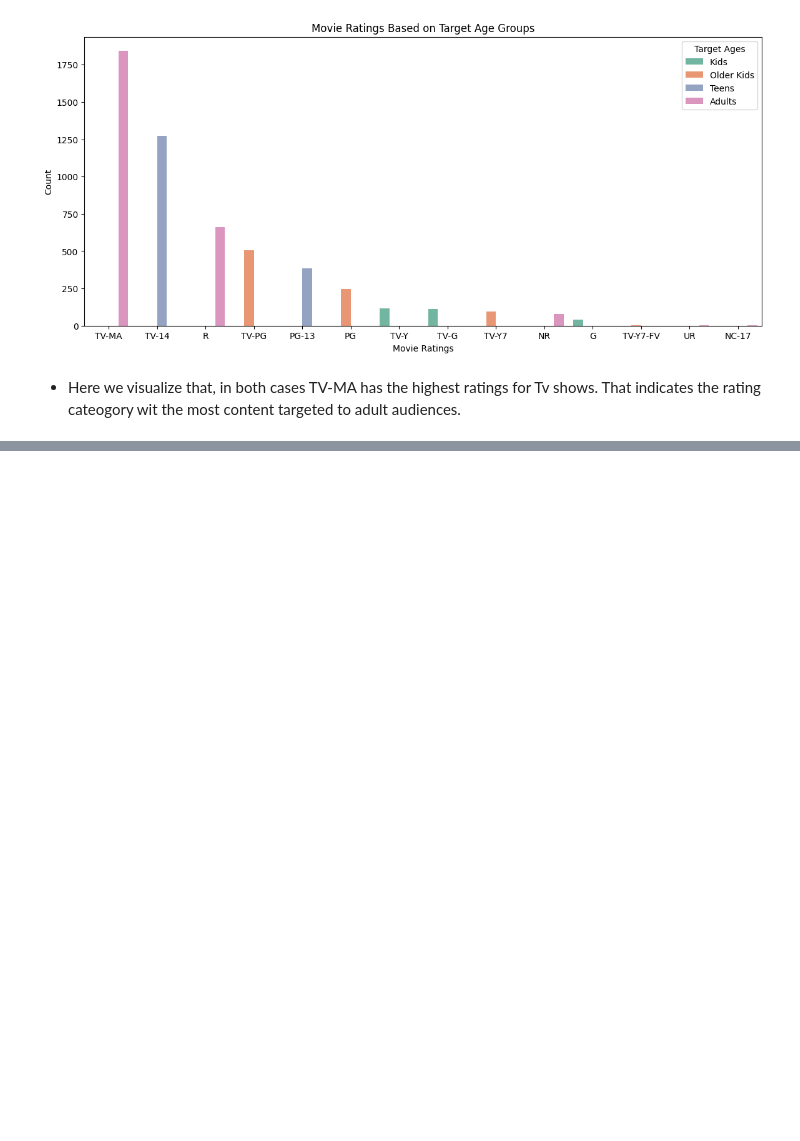
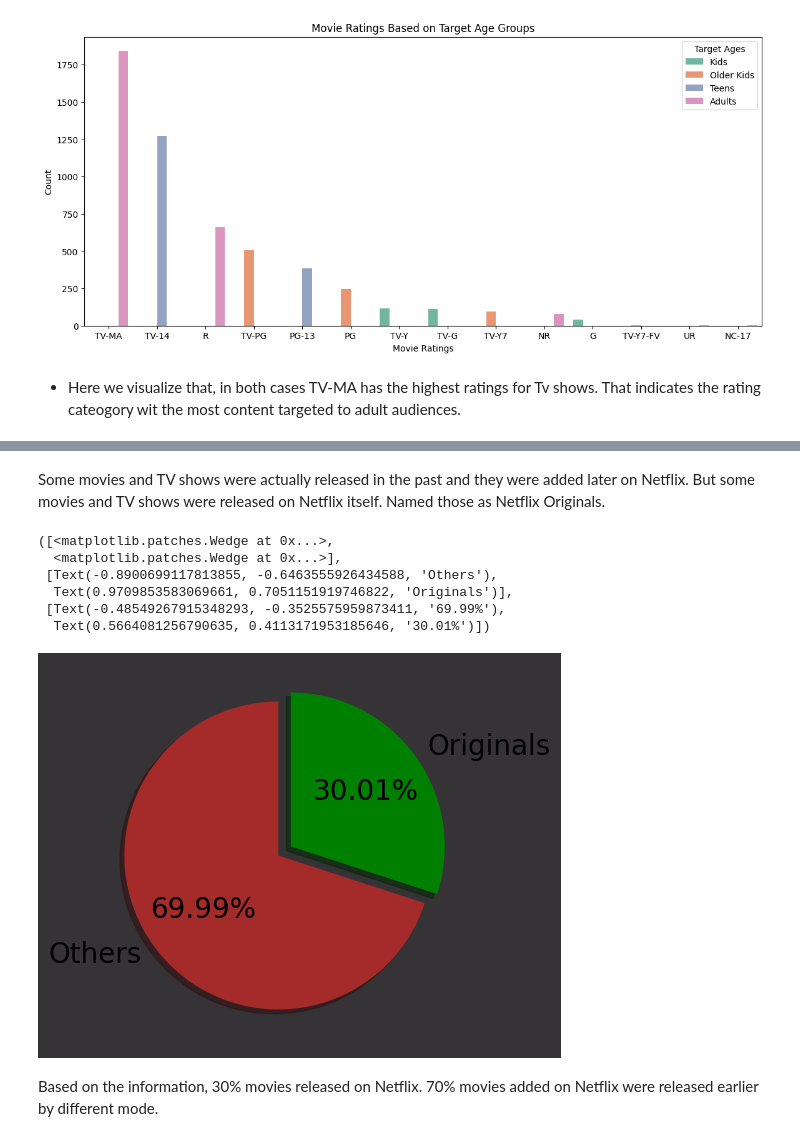
Before and after one commit to Kumarisimran626/Netfilx-Movies-TV-shows-clustering, a Jupyter notebook: S_K_Netfilx_Movies_&_TV_shows_clustering.ipynb, the cells around one changed output, grey strips where cells are left out. Cells and saved outputs as stored; diff of their text form; code cells hidden in the pictures; blank space fills up the shorter version.

```diff
--- a/S_K_Netfilx_Movies_&_TV_shows_clustering.ipynb
+++ b/S_K_Netfilx_Movies_&_TV_shows_clustering.ipynb
@@ -599,0 +664,4 @@ fig.show()
+# %%
+df['date_added'] = pd.to_datetime(df['date_added'])
+movies['year_added'] = df['date_added'].dt.year
+df
@@ -599,0 +682,20 @@ fig.show()
+# %% [markdown]
+<b/>Some movies and TV shows were actually released in the past and they were added later on Netflix. But some movies and TV shows were released on Netflix itself. Named those as Netflix Originals.</b>
+# %%
+movies['originals'] = np.where(movies['release_year'] == movies['year_added'], 'Yes', 'No')
+# pie plot showing percentage of originals and others in movies
+fig, ax = plt.subplots(figsize=(5,5),facecolor="#363336")
+ax.patch.set_facecolor('#363336')
+explode = (0, 0.1)
+ax.pie(movies['originals'].value_counts(), explode=explode, autopct='%.2f%%', labels= ['Others', 'Originals'],
+       shadow=True, startangle=90,textprops={'color':"black", 'fontsize': 20}, colors =['brown','green'])
+# %% [output]
+([<matplotlib.patches.Wedge at 0x...>,
+  <matplotlib.patches.Wedge at 0x...>],
+ [Text(-0.8900699117813855, -0.6463555926434588, 'Others'),
+  Text(0.9709853583069661, 0.7051151919746822, 'Originals')],
+ [Text(-0.48549267915348293, -0.3525575959873411, '69.99%'),
+  Text(0.5664081256790635, 0.4113171953185646, '30.01%')])
+[figure, added]
+# %% [markdown]
+<b/>Based on the information, 30% movies released on Netflix. 70% movies added on Netflix were released earlier by different mode.
```
Also changed, not shown: parts of 19 cells of this notebook.
